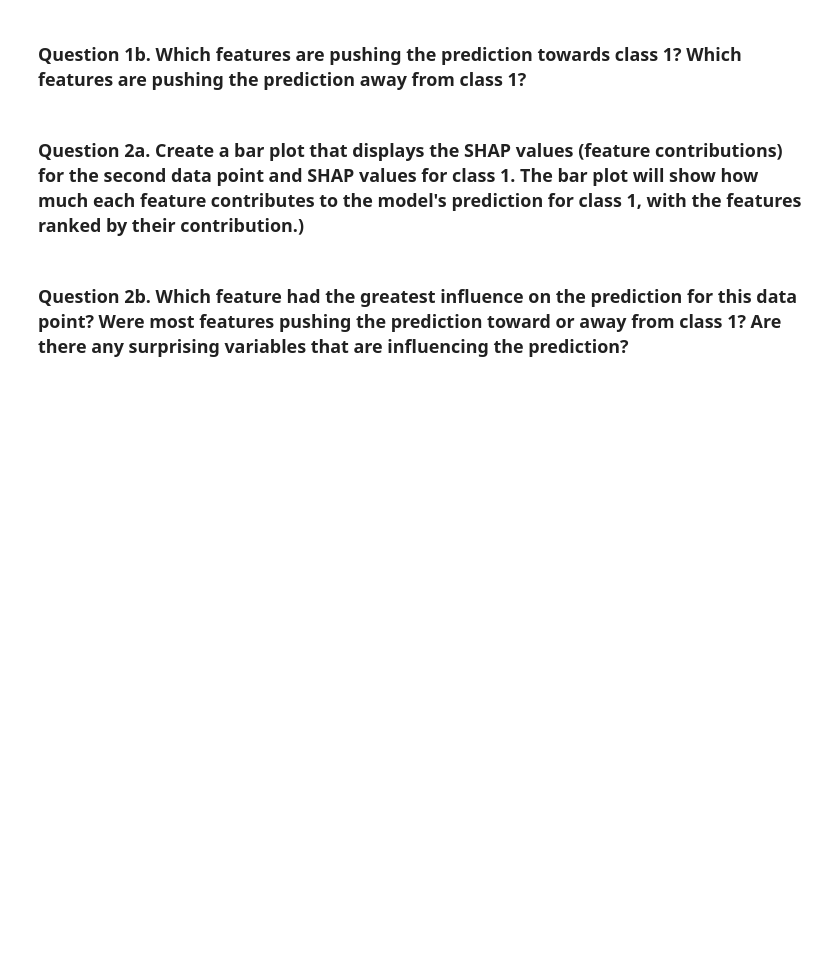
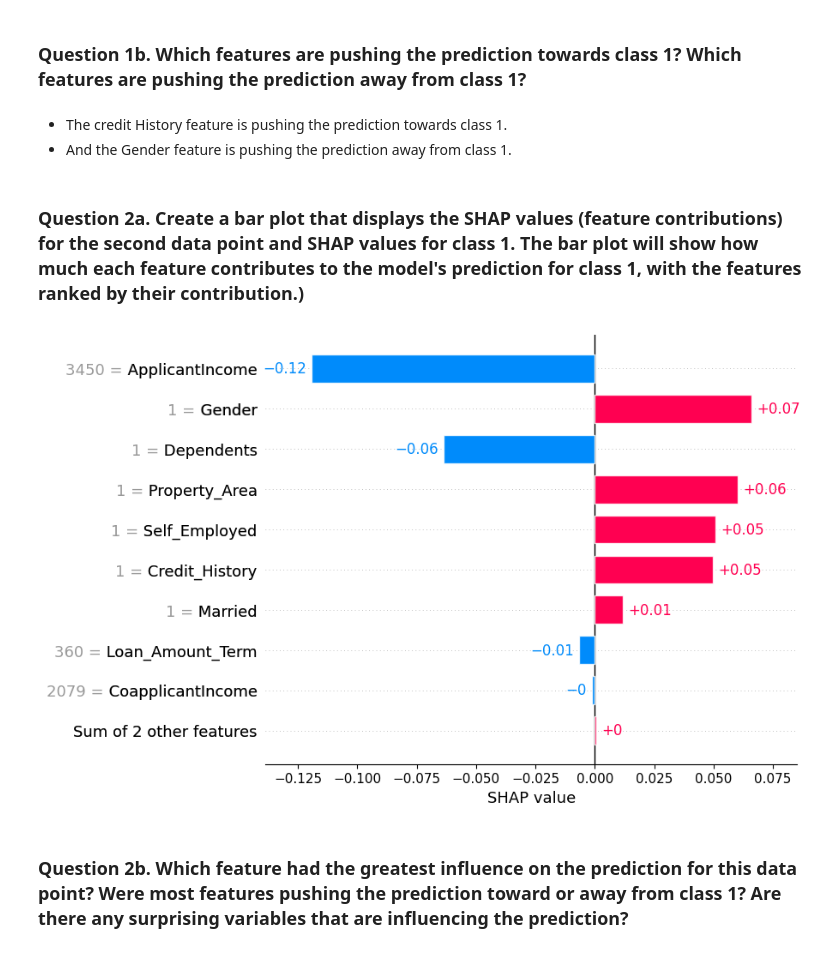
Before and after one commit to JagdishMane/applications-of-artificial-intelligence, a Jupyter notebook: 08-Ethics/05-explainability-transperancy-fairness/Assignment/assignment_5.1_notebook.ipynb, the cells around one changed output. Drawn from its saved outputs; the diff is of its cells as text; code cells hidden in the pictures; blank space fills up the shorter version.

```diff
--- a/08-Ethics/05-explainability-transperancy-fairness/Assignment/assignment_5.1_notebook.ipynb
+++ b/08-Ethics/05-explainability-transperancy-fairness/Assignment/assignment_5.1_notebook.ipynb
@@ -19,7 +19,7 @@ import matplotlib.pyplot as plt
 from sklearn.metrics import accuracy_score, precision_score, recall_score, f1_score
 
 # Load dataset
-df = pd.read_csv(r"...\loan_approval_biased.csv")
+df = pd.read_csv(r"loan_approval_biased.csv")
 
 # data exploration
 df.info()  # Check for missing values and data types
@@ -211,8 +221,16 @@ shap.initjs()
 # %% [markdown]
 ### **Question 1b. Which features are pushing the prediction towards class 1? Which features are pushing the prediction away from class 1?**
+# %% [markdown]
+- The credit History feature is pushing the prediction towards class 1.
+- And the Gender feature is pushing the prediction away from class 1.
 # %% [markdown]
 ### **Question 2a. Create a bar plot that displays the SHAP values (feature contributions) for the second data point and SHAP values for class 1. The bar plot will show how much each feature contributes to the model's prediction for class 1, with the features ranked by their contribution.)**
 # %%
 # SHAP Bar plot
+shap.plots.bar(
+    shap_values[1,:, 1]
+)
+# %% [output]
+[figure, added]
 # %% [markdown]
 ### **Question 2b. Which feature had the greatest influence on the prediction for this data point? Were most features pushing the prediction toward or away from class 1? Are there any surprising variables that are influencing the prediction?**
```
Also changed, not shown: parts of 4 cells of this notebook.
